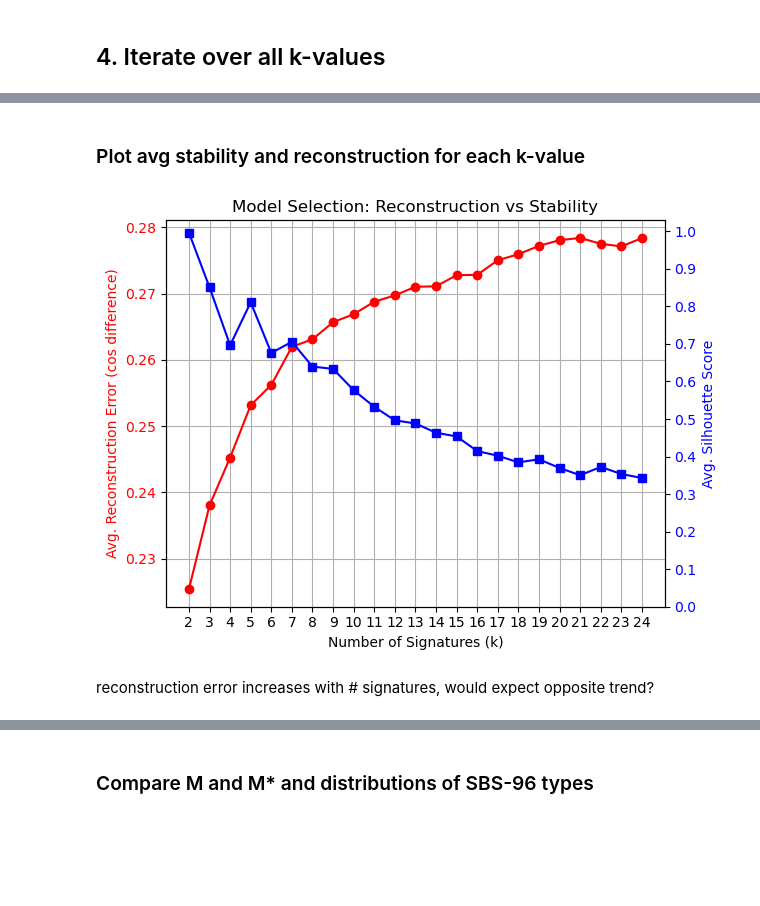
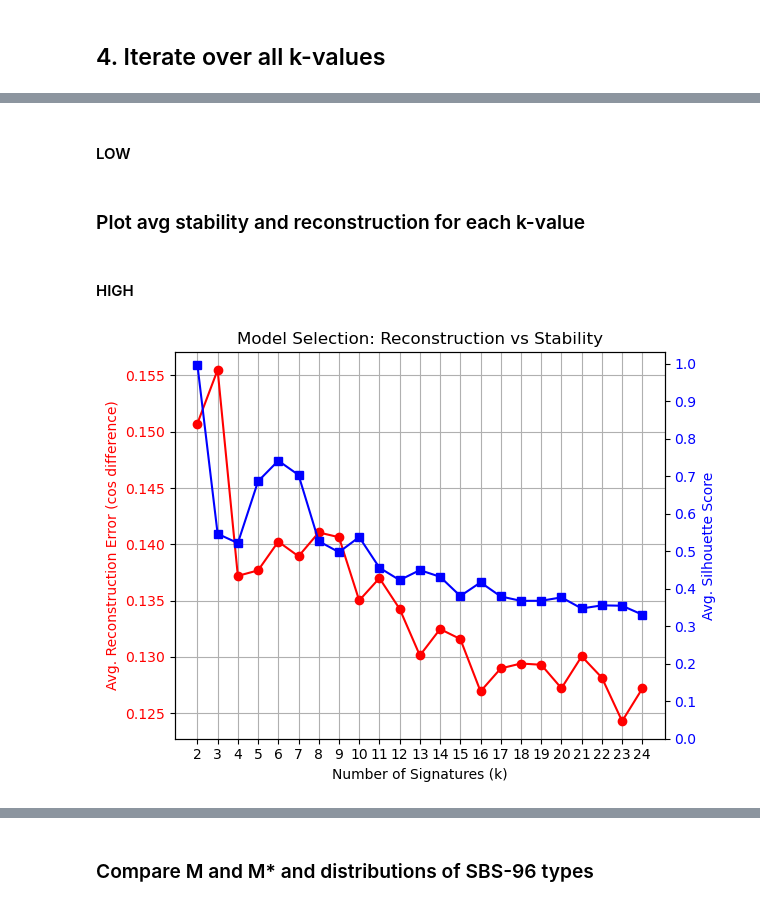
Before and after one commit to anl078/ECE204Repo, a Jupyter notebook: project3/proj3_SF.ipynb, the cells around one changed output, grey strips where cells are left out. Cells and saved outputs as stored; diff of their text form; code cells hidden in the pictures; blank space fills up the shorter version.

```diff
--- a/project3/proj3_SF.ipynb
+++ b/project3/proj3_SF.ipynb
@@ -231,5 +354,42 @@ def hungarian_clustering(W_list, k, max_iter, tol=1e-4):
         prev_silhouette = silhouette
 
     return centroids.T, silhouette  # Return shape [96 x k], stability score
+
+
+def k_iteration(M,k,n_runs,nmf_iter):
+    # Tracking these metrics for each k
+    avg_errors = []
+    recon_errors = []
+    stabilities = []
+
+    # Store signatures for each k-value
+    S_matrices = {}    # or S_list = []
+    A_matrices = {}    # or A_list = []
+    M_stars     = {}   # or M_star_list = []
+
+    M_array = np.asarray(M)
+
+    for k in tqdm(ks):
+        S, A, loss = repeated_kl_nmf(M_low, k, n_runs, nmf_iter)
+        avg_errors.append(np.mean(loss))
+
+        # Do dimensionality reduction & clustering with factorizations (S matrix only)
+        centroids, silhouette = hungarian_clustering(S, k, hungarian_iter, tol)
+            # centroids collectively represent S matrix
+
+        # average Reconstruction error
+        A = solve_activities(M_array, centroids)
+        M_star = np.dot(centroids, A)
+        recon_error = np.mean(cosine_distances(M_array.T, M_star.T))
+
+        # Store values for plotting later
+        recon_errors.append(recon_error)
+        stabilities.append(silhouette)
+
+        # Save S (centroids), A, M* for future use
+        S_matrices[k] = centroids           # S = centroids, shape: [96 x k]
+        A_matrices[k] = A                   # Activities, shape: [k x N]
+        M_stars[k]     = M_star             # Reconstructed M*, shape: [96 x N]
+    return S_matrices, A_matrices, M_stars, recon_errors, stabilities
 # %% [markdown]
 ## 4. Iterate over all k-values
@@ -281,0 +412,2 @@ for k in tqdm(ks):
+# %% [markdown]
+#### LOW
@@ -282,27 +416,29 @@ for k in tqdm(ks):
 # %% [markdown]
 ### Plot avg stability and reconstruction for each k-value
+# %% [markdown]
+#### HIGH
 # %%
+# VAR NAMES: S_high, A_high, M_star_high, recon_errors_high, stabilities_high
+
 fig, ax1 = plt.subplots()
 
 # Left y-axis: Reconstruction error
-ax1.plot(ks, recon_errors, 'ro-', label='Reconstruction Error')  # red line with dots
+ax1.plot(ks, recon_errors_high, 'ro-', label='Reconstruction Error')  # red line with dots
 ax1.set_xlabel("Number of Signatures (k)")
 ax1.set_ylabel("Avg. Reconstruction Error (cos difference)", color='red')
 ax1.tick_params(axis='y', labelcolor='red')
 ax1.set_xticks(ks)  # more x-axis ticks at each k
 ax1.grid(True)
 
 # Right y-axis: Silhouette score (stability)
 ax2 = ax1.twinx()
-ax2.plot(ks, stabilities, 'bs-', label='Silhouette Score')  # blue line with dots
+ax2.plot(ks, stabilities_high, 'bs-', label='Silhouette Score')  # blue line with dots
 ax2.set_ylabel("Avg. Silhouette Score", color='blue')
 ax2.tick_params(axis='y', labelcolor='blue')
 ax2.set_yticks(np.linspace(0, 1, 11))  # optional: more y ticks for stability axis
 
 plt.title("Model Selection: Reconstruction vs Stability")
 fig.tight_layout()
 plt.show()
 # %% [output]
-[figure, old version]
+[figure, new version]
-# %% [markdown]
-reconstruction error increases with # signatures, would expect opposite trend?
```
Also changed, not shown: parts of 20 cells of this notebook.
